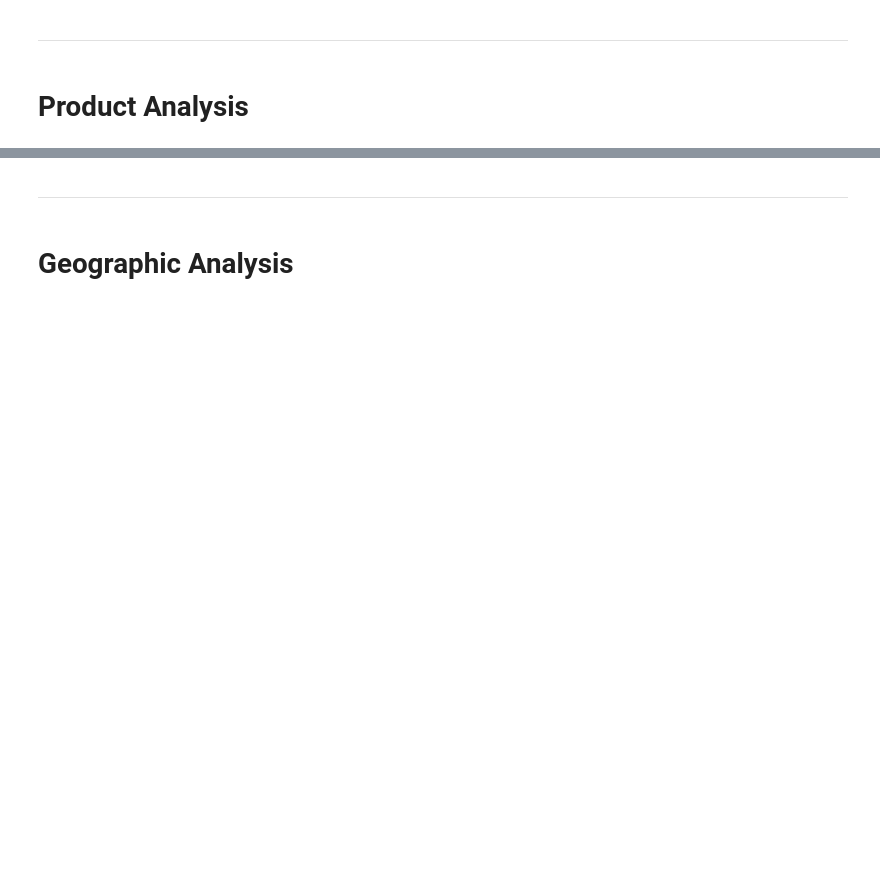
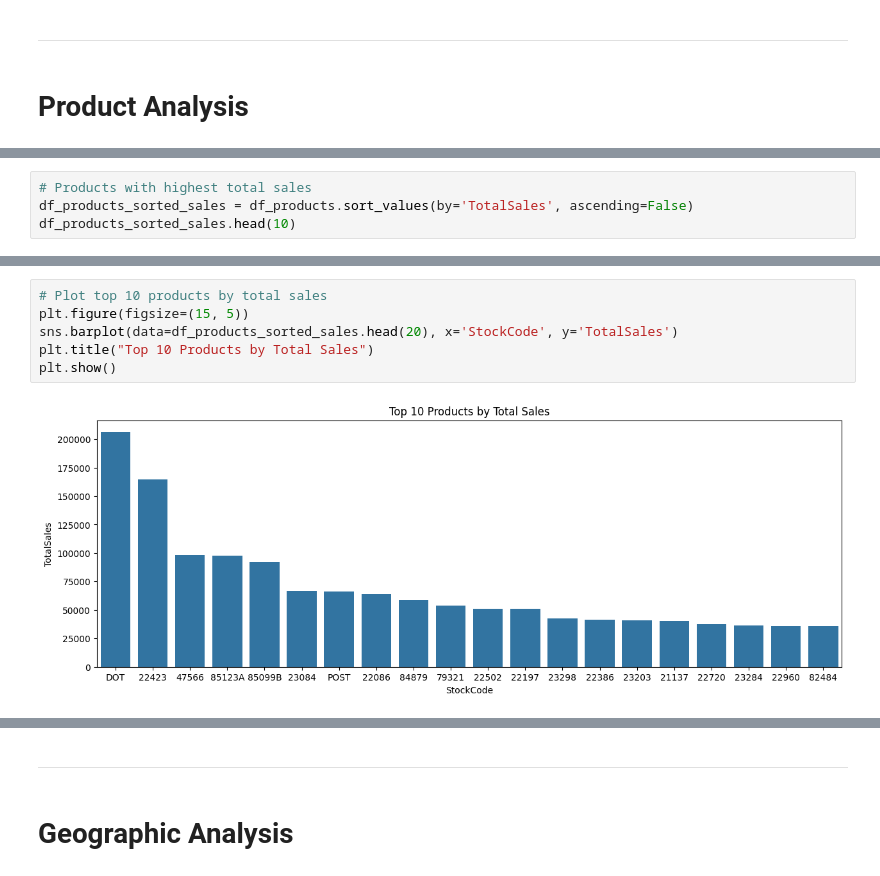
Before and after one commit to Ninestein666/online-retail-transactions-analysis, a Jupyter notebook: jupyter_notebooks/DataVisualisation.ipynb, the cells around one changed output, grey strips where cells are left out. Drawn from its saved outputs; the diff is of its cells as text; blank space fills up the shorter version.

Commit message:
update DataVisualisation

```diff
--- a/jupyter_notebooks/DataVisualisation.ipynb
+++ b/jupyter_notebooks/DataVisualisation.ipynb
@@ -387,0 +488,4 @@ df_products
+# %%
+# Products with highest total sales
+df_products_sorted_sales = df_products.sort_values(by='TotalSales', ascending=False)
+df_products_sorted_sales.head(10)
@@ -387,0 +504,8 @@ df_products
+# %%
+# Plot top 10 products by total sales
+plt.figure(figsize=(15, 5))
+sns.barplot(data=df_products_sorted_sales.head(20), x='StockCode', y='TotalSales')
+plt.title("Top 10 Products by Total Sales")
+plt.show()
+# %% [output]
+[figure, added]
```
Also changed, not shown: parts of 43 cells of this notebook.
